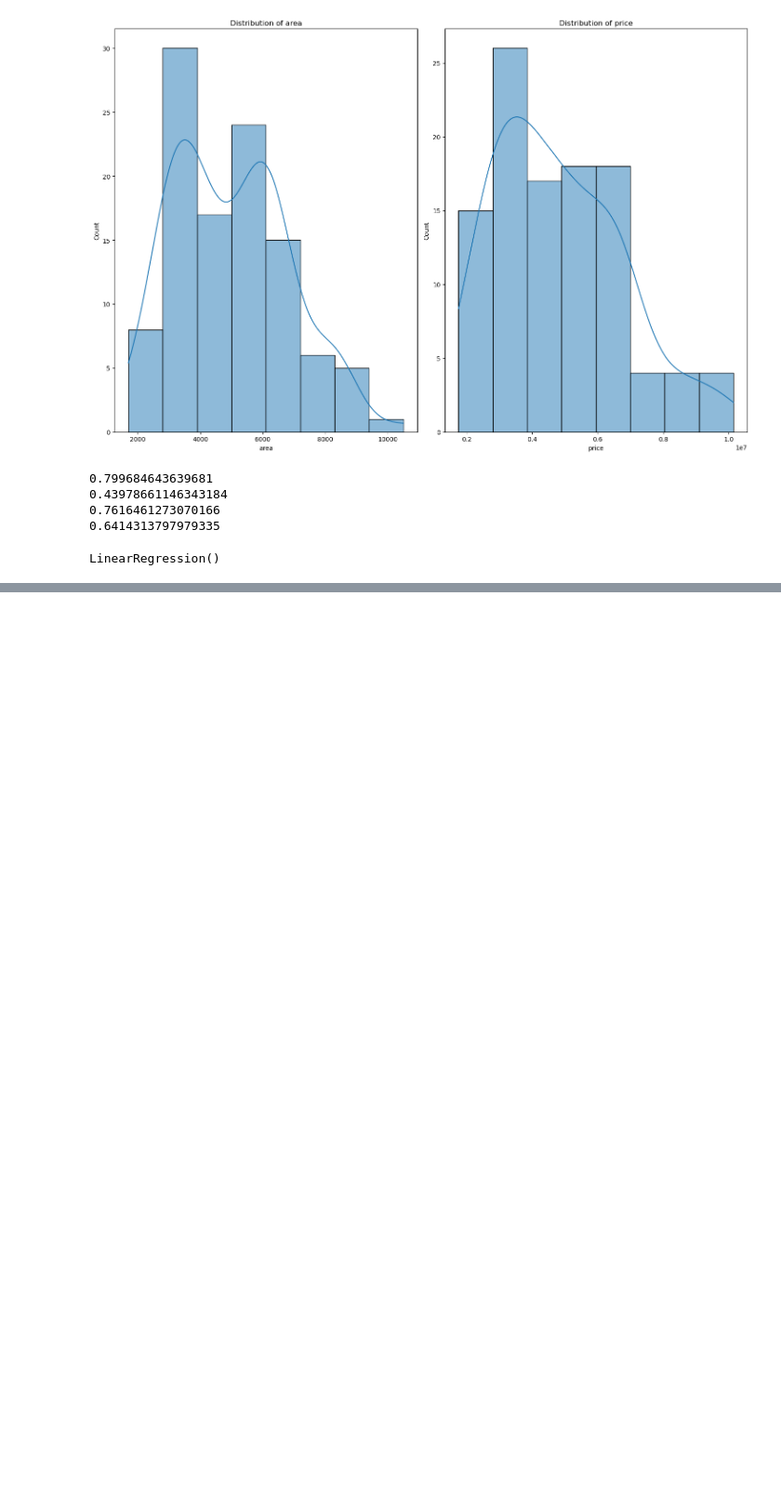
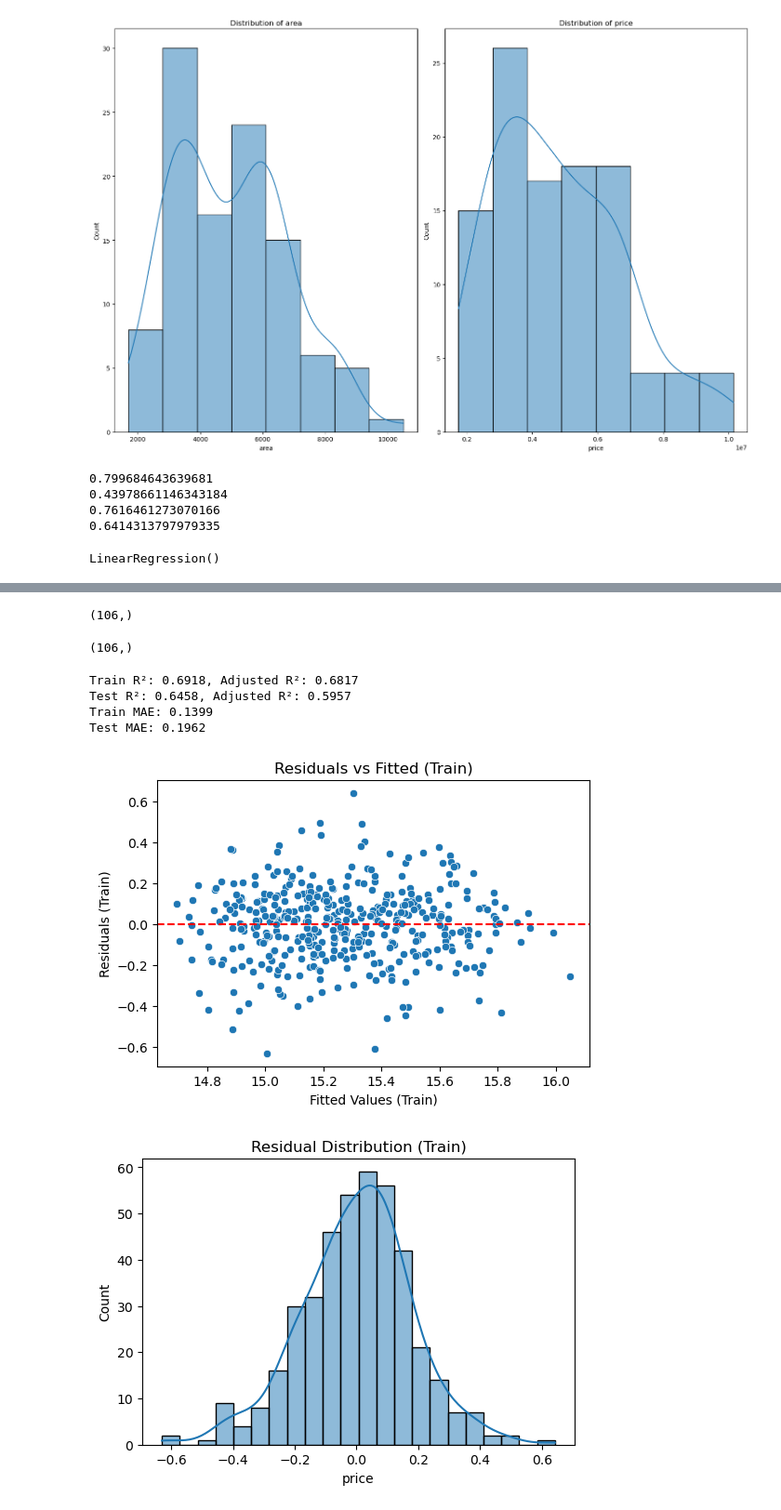
Before and after one commit to AshvittaS/House-Price-prediction, a Jupyter notebook: house-Price.ipynb, the cells around one changed output, grey strips where cells are left out. Shown at 93% size. Cells and saved outputs as stored; diff of their text form; code cells hidden in the pictures; blank space fills up the shorter version.

```diff
--- a/house-Price.ipynb
+++ b/house-Price.ipynb
@@ -197,17 +233,11 @@ print(pd.Series(y_test).skew())
 0.43978661146343184
 0.7616461273070166
 0.6414313797979335
-# %%
-from sklearn.preprocessing import PowerTransformer, StandardScaler
-pt_Train_X = PowerTransformer(method='yeo-johnson', standardize=True)
-X_train['area'] = pt_Train_X.fit_transform(X_train[['area']])
-X_test['area'] = pt_Train_X.fit_transform(X_test[['area']])
-pt_Train_y = PowerTransformer(method='yeo-johnson', standardize=True)
-y_train = pt_Train_y.fit_transform(y_train.values.reshape(-1,1))
-y_test = pt_Train_y.fit_transform(y_test.values.reshape(-1,1))
-scaler = StandardScaler()
-X_train = scaler.fit_transform(X_train)
-X_test = scaler.transform(X_test)
+# %%
+X_train['area']=np.log1p(X_train['area'])
+X_test['area']=np.log1p(X_test['area'])
+y_train=np.log1p(y_train)
+y_test=np.log1p(y_test)
 # %%
 y_test = y_test.squeeze()
 y_train=y_train.squeeze()
@@ -241,0 +252,47 @@ plt.show()
+# %%
+y_test.shape
+# %% [output]
+(106,)
+# %%
+y_train_pred=linear.predict(X_train)
+# %%
+y_test_pred.shape
+# %% [output]
+(106,)
+# %%
+from sklearn.metrics import r2_score,mean_absolute_error
+r2_train = r2_score(y_train, y_train_pred)
+r2_test = r2_score(y_test, y_test_pred)
+n_train = X_train.shape[0]  # number of training samples
+p = X_train.shape[1]        # number of features
+residuals_train=y_train-y_train_pred
+residuals_test=y_test-y_test_pred
+n_test = X_test.shape[0]    # number of test samples
+# %%
+adjusted_r2_train = 1 - (1 - r2_train) * (n_train - 1) / (n_train - p - 1)
+adjusted_r2_test = 1 - (1 - r2_test) * (n_test - 1) / (n_test - p - 1)
+print(f"Train R²: {r2_train:.4f}, Adjusted R²: {adjusted_r2_train:.4f}")
+print(f"Test R²: {r2_test:.4f}, Adjusted R²: {adjusted_r2_test:.4f}")#Drop is not too high so not overfited
+print(f"Train MAE: {mean_absolute_error(y_train,y_train_pred):.4f}")
+print(f"Test MAE: {mean_absolute_error(y_test,y_test_pred):.4f}")
+# %% [output]
+Train R²: 0.6918, Adjusted R²: 0.6817
+Test R²: 0.6458, Adjusted R²: 0.5957
+Train MAE: 0.1399
+Test MAE: 0.1962
+# %%
+#Residual Analysis
+plt.figure(figsize=(6,4))
+sns.scatterplot(x=y_train_pred, y=residuals_train)
+plt.axhline(0, color='red', linestyle='--')
+plt.xlabel("Fitted Values (Train)")
+plt.ylabel("Residuals (Train)")
+plt.title("Residuals vs Fitted (Train)")
+plt.show()
+plt.figure(figsize=(6,4))
+sns.histplot(residuals_train, kde=True)
+plt.title("Residual Distribution (Train)")
+plt.show()
+# %% [output]
+[figure, added]
+[figure, added]
```
Also changed, not shown: parts of 9 cells of this notebook.
